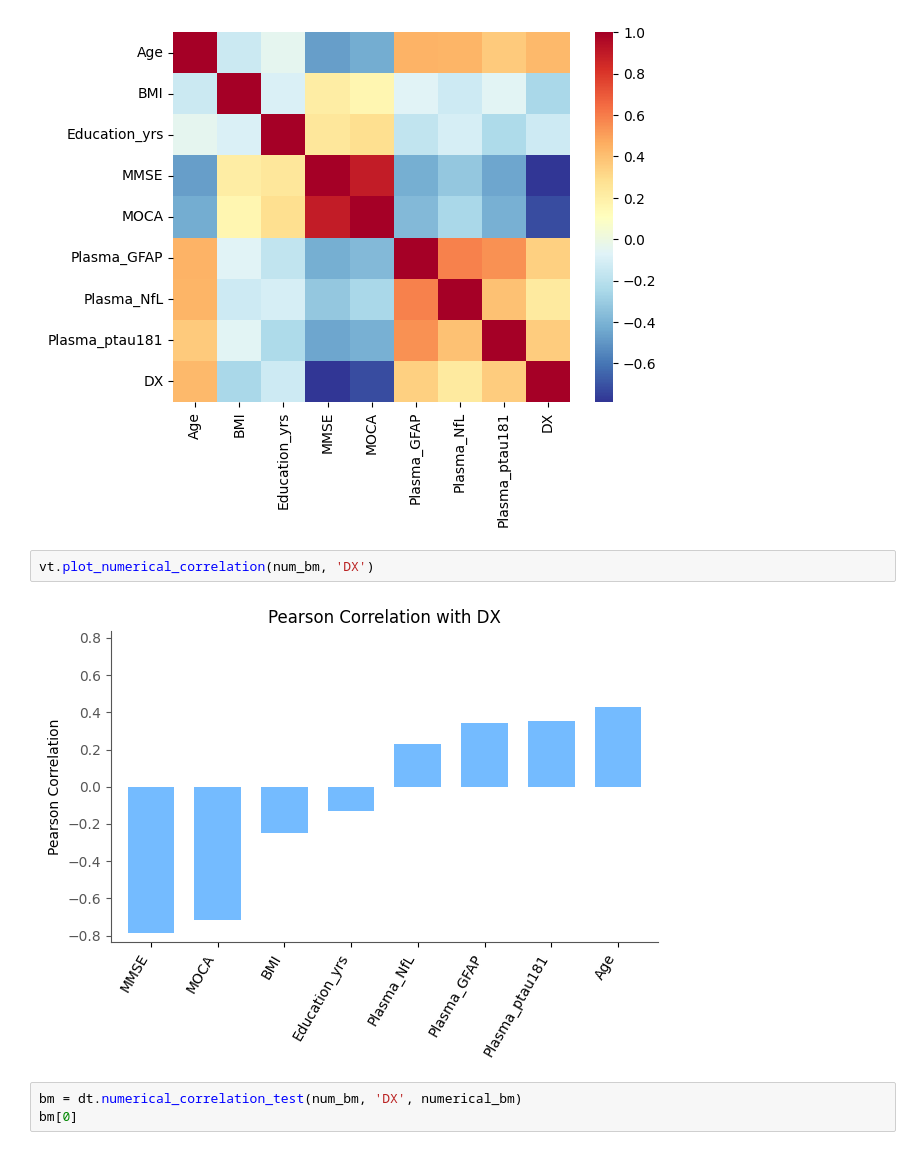
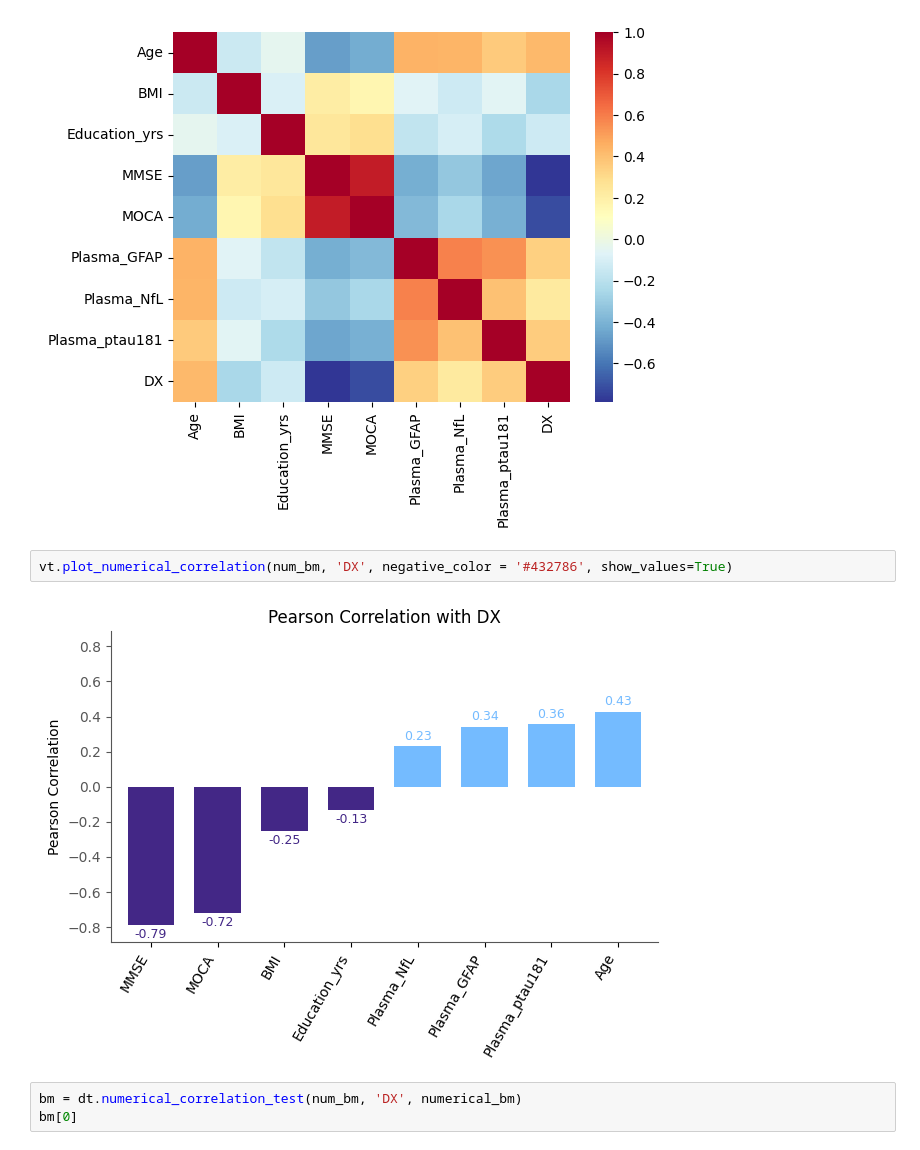
Before and after one commit to mardelmir/EDA_Project, a Jupyter notebook: src/notebooks/03_Bivariate_Analysis.ipynb, the cells around one changed output. Cells and saved outputs as stored; diff of their text form.

```diff
--- a/src/notebooks/03_Bivariate_Analysis.ipynb
+++ b/src/notebooks/03_Bivariate_Analysis.ipynb
@@ -239,9 +255,9 @@ heat_bm = sns.heatmap(num_bm.corr(numeric_only = True), cmap = sns.color_palette
 # %% [output]
 [figure]
 # %%
-vt.plot_numerical_correlation(num_bm, 'DX')
+vt.plot_numerical_correlation(num_bm, 'DX', negative_color = '#432786', show_values=True)
 # %% [output]
-[figure, old version]
+[figure, new version]
 # %%
 bm = dt.numerical_correlation_test(num_bm, 'DX', numerical_bm)
 bm[0]
```
Also changed, not shown: parts of 20 cells of this notebook, 6 other files.
